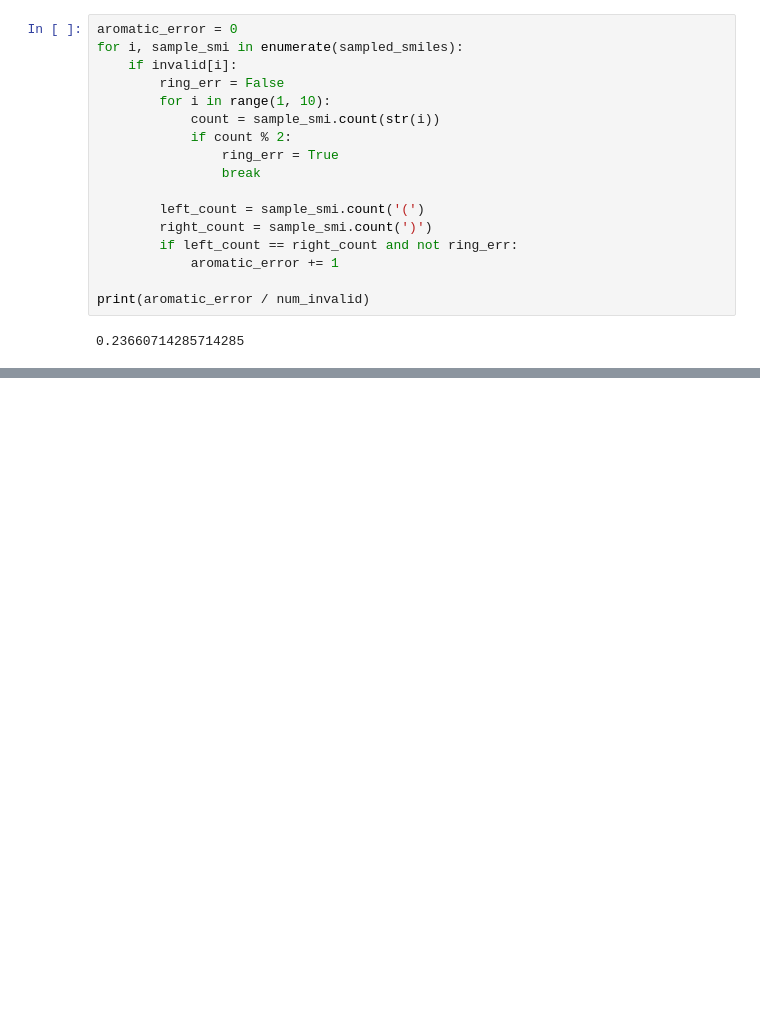
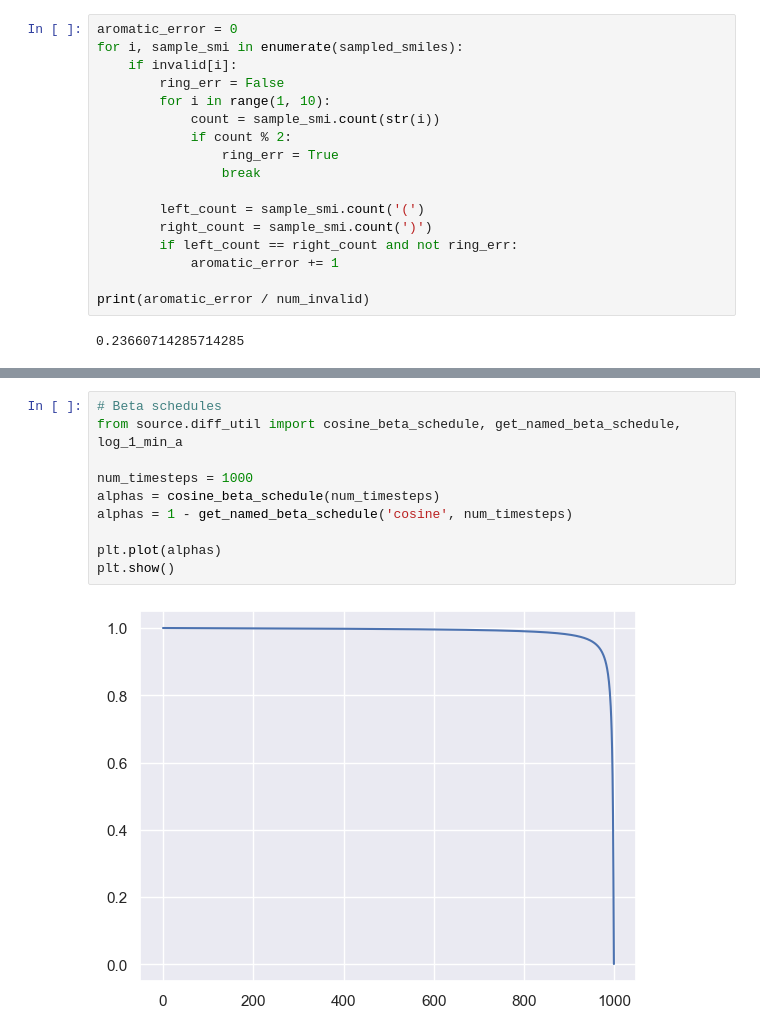
Before and after one commit to sfcurre/DiffER, a Jupyter notebook: eval_chains.ipynb, the cells around one changed output, grey strips where cells are left out. Cells and saved outputs as stored; diff of their text form; blank space fills up the shorter version.

Commit message:
Updated loss terms and beta schedules.

```diff
--- a/eval_chains.ipynb
+++ b/eval_chains.ipynb
@@ -260,0 +297,12 @@ print(aromatic_error / num_invalid)
+# %%
+# Beta schedules
+from source.diff_util import cosine_beta_schedule, get_named_beta_schedule, log_1_min_a
+
+num_timesteps = 1000
+alphas = cosine_beta_schedule(num_timesteps)
+alphas = 1 - get_named_beta_schedule('cosine', num_timesteps)
+
+plt.plot(alphas)
+plt.show()
+# %% [output]
+[figure, added]
```
Also changed, not shown: parts of 4 cells of this notebook, 3 other files.
